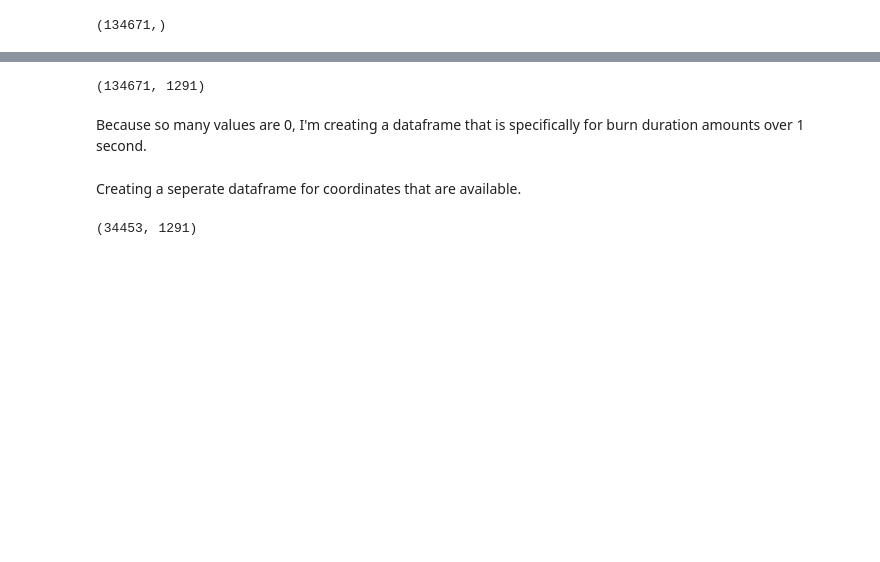
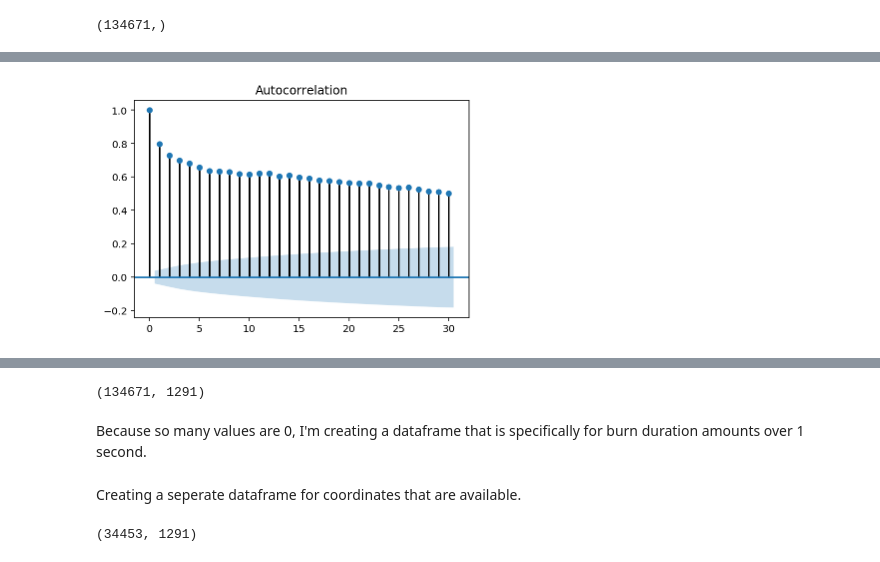
Before and after one commit to Davidloku1234567/Cal_Fire, a Jupyter notebook: cal_fire_data_w.ipynb, the cells around one changed output, grey strips where cells are left out. Drawn from its saved outputs; the diff is of its cells as text; code cells hidden in the pictures; blank space fills up the shorter version.

```diff
--- a/cal_fire_data_w.ipynb
+++ b/cal_fire_data_w.ipynb
@@ -120,0 +192,4 @@ df['fire_department_name'].shape
+# %%
+df_counts['count_lag_1'] = df_counts["count"].shift()
+df_counts['count_lag_2'] = df_counts["count"].shift(periods = 7)
+df_counts['count_lag_3'] = df_counts["count"].shift(periods = 30)
@@ -120,0 +206,4 @@ df['fire_department_name'].shape
+# %%
+plot_acf(df_counts['count'], lags = 30);
+# %% [output]
+[figure, added]
```
Also changed, not shown: parts of 28 cells of this notebook, 1 other file.
